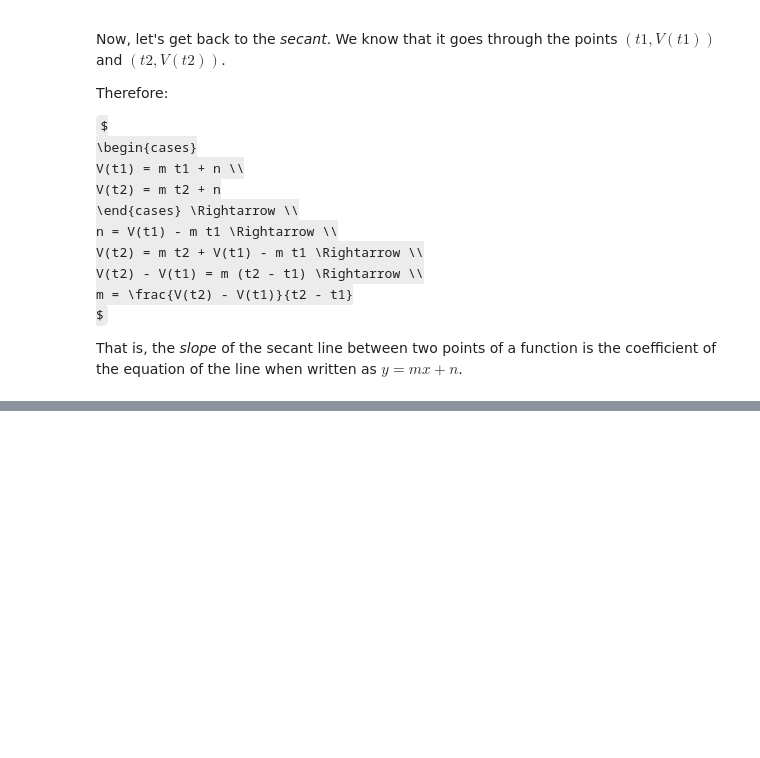
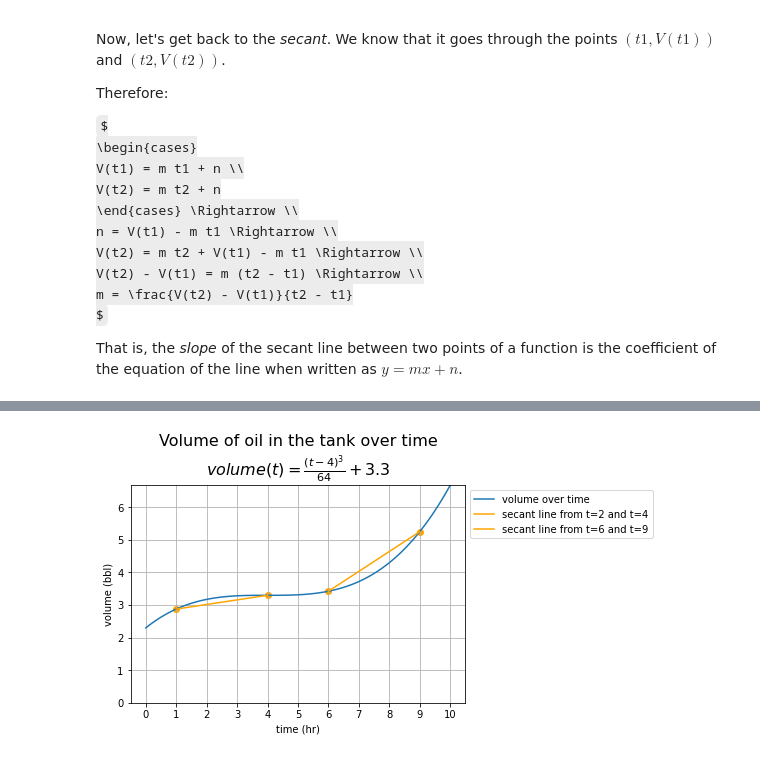
Before and after one commit to sergiofgonzalez/math-workbench, a Jupyter notebook: 07-understanding-rates-of-change/01-concepts/understanding-rates-of-change.ipynb, the cells around one changed output, grey strips where cells are left out. Cells and saved outputs as stored; diff of their text form; code cells hidden in the pictures; some formulas as TeX source; blank space fills up the shorter version.

```diff
--- a/07-understanding-rates-of-change/01-concepts/understanding-rates-of-change.ipynb
+++ b/07-understanding-rates-of-change/01-concepts/understanding-rates-of-change.ipynb
@@ -355,0 +360,41 @@ That is, the *slope* of the secant line between two points of a function is the
+# %%
+import numpy as np
+import matplotlib.pyplot as plt
+from my_linear_equations import secant_line
+
+def v(t):
+    return (t - 4) ** 3 / 64 + 3.3
+
+
+fig, ax = plt.subplots()
+
+plt.title(
+    'Volume of oil in the tank over time\n'
+    r'$ volume(t) = \frac{(t - 4)^3}{64} + 3.3 $', fontsize=16)
+
+plt.ylim(0, v(10))
+plt.xticks(np.arange(0, 11, step=1))
+
+# plotting the volume
+ts = np.linspace(0, 10, 100)
+plt.plot(ts, v(ts), label='volume over time')
+
+# secant line #1
+ts = np.linspace(1, 4, 100)
+plt.plot(ts, secant_line(v, 1, 4)(ts), label='secant line from t=2 and t=4', color='orange')
+plt.scatter([1, 4], [v(1), v(4)], color='orange')
+
+# secant line #2
+ts = np.linspace(6, 9, 100)
+plt.plot(ts, secant_line(v, 6, 9)(ts), label='secant line from t=6 and t=9', color='orange')
+plt.scatter([6, 9], [v(6), v(9)], color='orange')
+
+
+
+plt.xlabel(r'time (hr)')
+plt.ylabel(r'volume (bbl)')
+plt.legend(bbox_to_anchor=(1, 1))
+plt.grid(True)
+plt.show()
+# %% [output]
+[figure, added]
```
Also changed, not shown: parts of 14 cells of this notebook, 4 other files.
